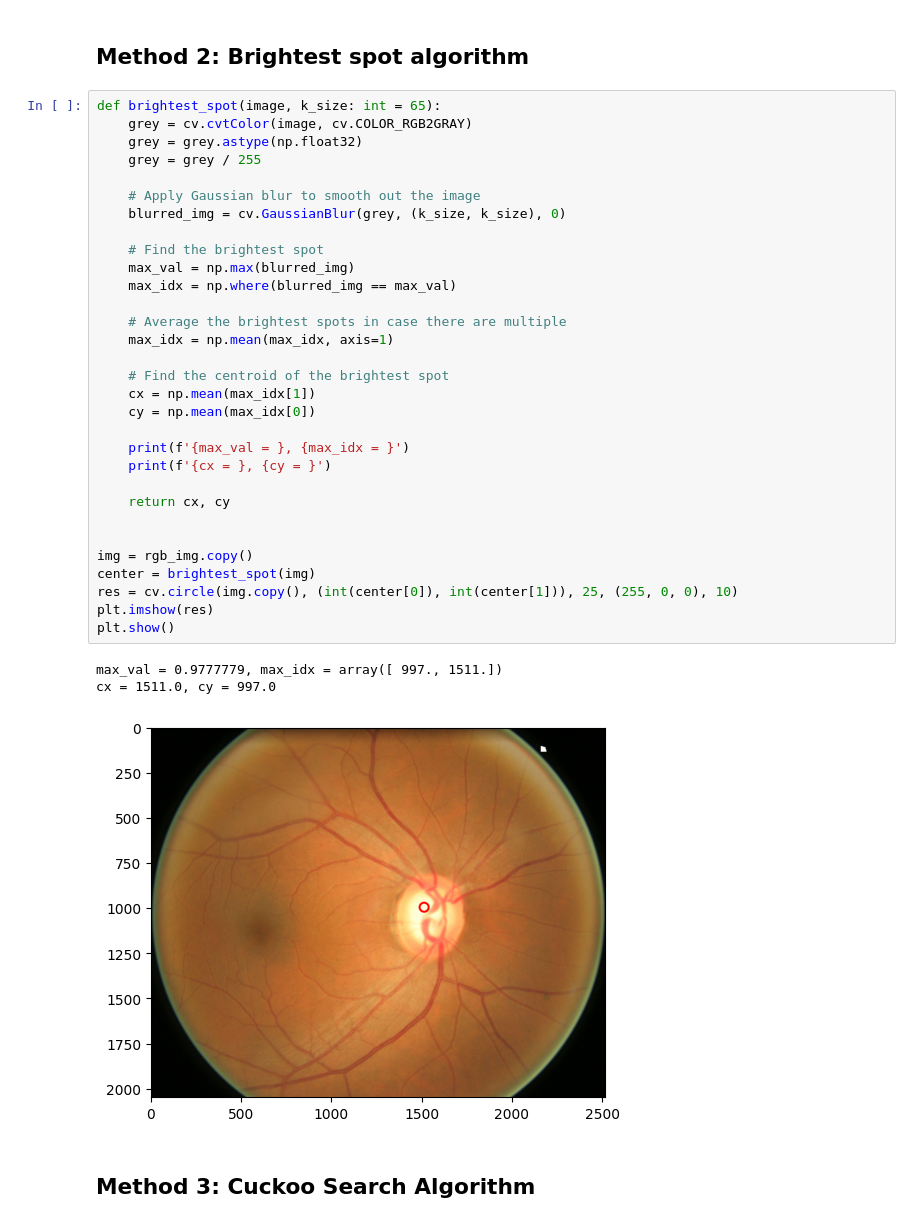
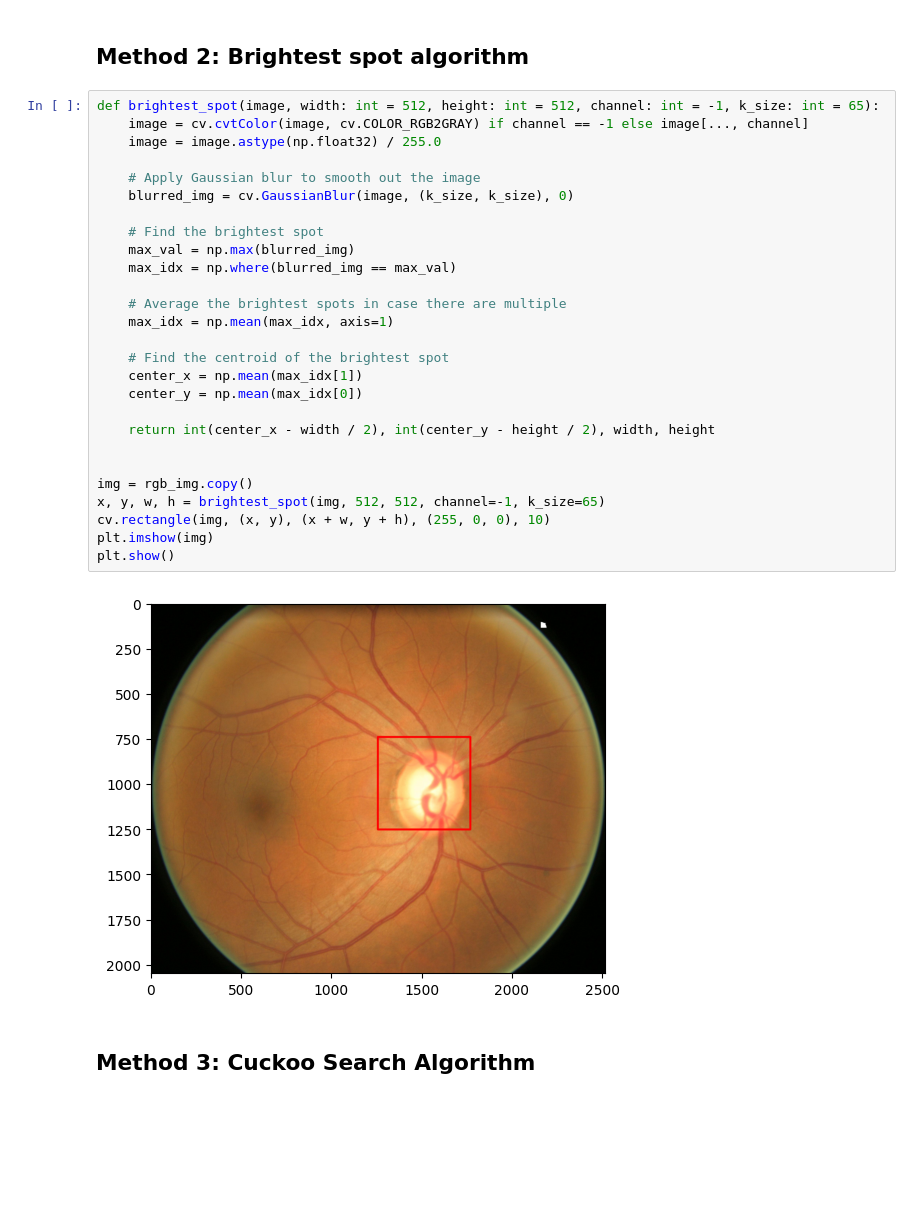
Before and after one commit to AkosKappel/DP-GlaucomaSegmentation, a Jupyter notebook: notebooks/roi.ipynb, the cells around one changed output. Saved outputs shown, nothing was run; the diff lists cells and outputs as text; blank space fills up the shorter version.

```diff
--- a/notebooks/roi.ipynb
+++ b/notebooks/roi.ipynb
@@ -81,40 +82,34 @@ plt.show()
 # %% [markdown]
 ## Method 2: Brightest spot algorithm
 # %%
-def brightest_spot(image, k_size: int = 65):
-    grey = cv.cvtColor(image, cv.COLOR_RGB2GRAY)
-    grey = grey.astype(np.float32)
-    grey = grey / 255
+def brightest_spot(image, width: int = 512, height: int = 512, channel: int = -1, k_size: int = 65):
+    image = cv.cvtColor(image, cv.COLOR_RGB2GRAY) if channel == -1 else image[..., channel]
+    image = image.astype(np.float32) / 255.0
 
     # Apply Gaussian blur to smooth out the image
-    blurred_img = cv.GaussianBlur(grey, (k_size, k_size), 0)
+    blurred_img = cv.GaussianBlur(image, (k_size, k_size), 0)
 
     # Find the brightest spot
     max_val = np.max(blurred_img)
     max_idx = np.where(blurred_img == max_val)
 
     # Average the brightest spots in case there are multiple
     max_idx = np.mean(max_idx, axis=1)
 
     # Find the centroid of the brightest spot
-    cx = np.mean(max_idx[1])
-    cy = np.mean(max_idx[0])
+    center_x = np.mean(max_idx[1])
+    center_y = np.mean(max_idx[0])
 
-    print(f'{max_val = }, {max_idx = }')
-    print(f'{cx = }, {cy = }')
-
-    return cx, cy
+    return int(center_x - width / 2), int(center_y - height / 2), width, height
 
 
 img = rgb_img.copy()
-center = brightest_spot(img)
-res = cv.circle(img.copy(), (int(center[0]), int(center[1])), 25, (255, 0, 0), 10)
-plt.imshow(res)
+x, y, w, h = brightest_spot(img, 512, 512, channel=-1, k_size=65)
+cv.rectangle(img, (x, y), (x + w, y + h), (255, 0, 0), 10)
+plt.imshow(img)
 plt.show()
 # %% [output]
-max_val = 0.9777779, max_idx = array([ 997., 1511.])
-cx = 1511.0, cy = 997.0
-[figure, old version]
+[figure, new version]
 # %% [markdown]
 ## Method 3: Cuckoo Search Algorithm
 # %%
```
Also changed, not shown: parts of 7 cells of this notebook.
